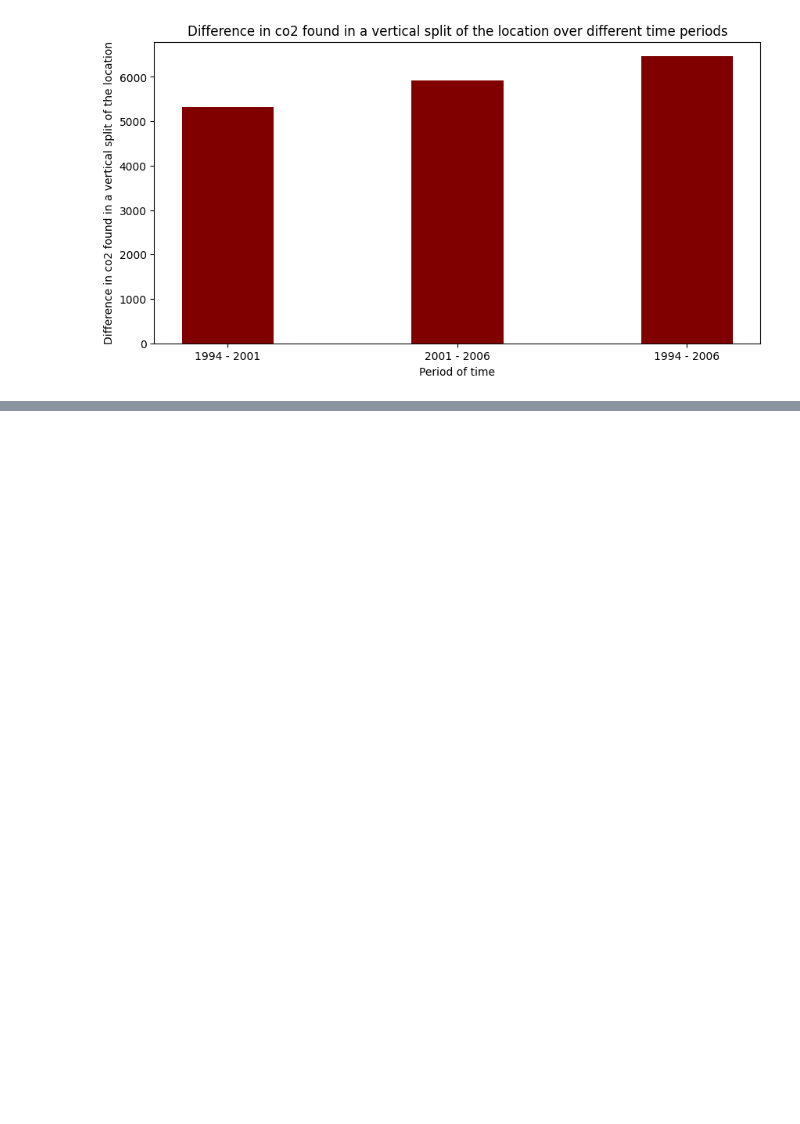
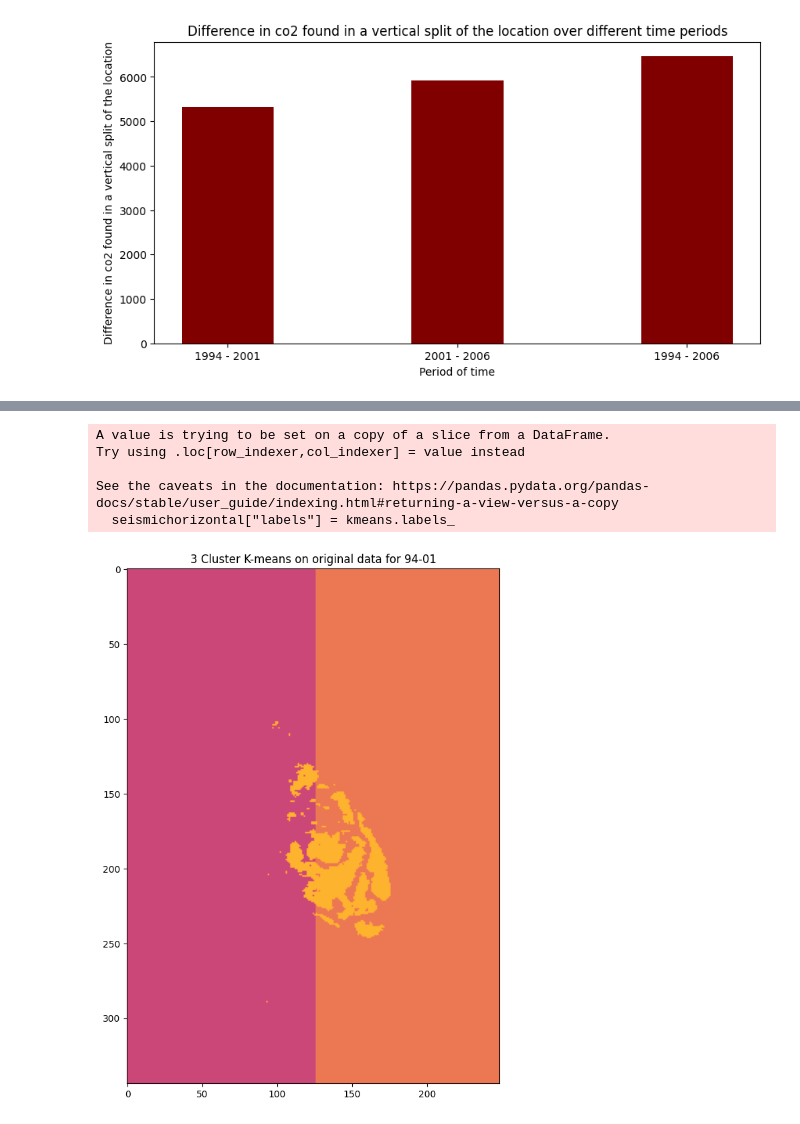
Before and after one commit to alvaromartinangulo/HelloWorldHack, a Jupyter notebook: HWH_CGG/challenge.ipynb, the cells around one changed output, grey strips where cells are left out. Saved outputs shown, nothing was run; the diff lists cells and outputs as text; code cells hidden in the pictures; blank space fills up the shorter version.

Commit message:
Horizontal split works

```diff
--- a/HWH_CGG/challenge.ipynb
+++ b/HWH_CGG/challenge.ipynb
@@ -349,0 +354,27 @@ plt.show()
+# %%
+seismichorizontal = seismic[seismic["z"] ==  1000]
+scaled_seismic = scaler.fit_transform(seismichorizontal)
+no_y = sliceSeismic.filter(["y", "diff9401"], axis=1)
+no_y = scaler.fit_transform(no_y)
+
+kmeans = KMeans(
+init="random",
+n_clusters=3,
+n_init=10,
+max_iter=500
+)
+
+kmeans.fit(no_y)
+seismichorizontal["labels"] = kmeans.labels_
+data = seismichorizontal.pivot(columns = "y", index = "x", values = "labels")
+fig, ax = plt.subplots(figsize = (10, 10))
+ax.imshow(data, cmap = "plasma", vmin = -3, vmax = 3)
+plt.title("3 Cluster K-means on original data for 94-01 cut horizontally")
+plt.show(fig)
+# %% [output]
+A value is trying to be set on a copy of a slice from a DataFrame.
+Try using .loc[row_indexer,col_indexer] = value instead
+
+See the caveats in the documentation: https://pandas.pydata.org/pandas-docs/stable/user_guide/indexing.html#returning-a-view-versus-a-copy
+  seismichorizontal["labels"] = kmeans.labels_
+[figure, added]
```
Also changed, not shown: parts of 1 cell of this notebook.
